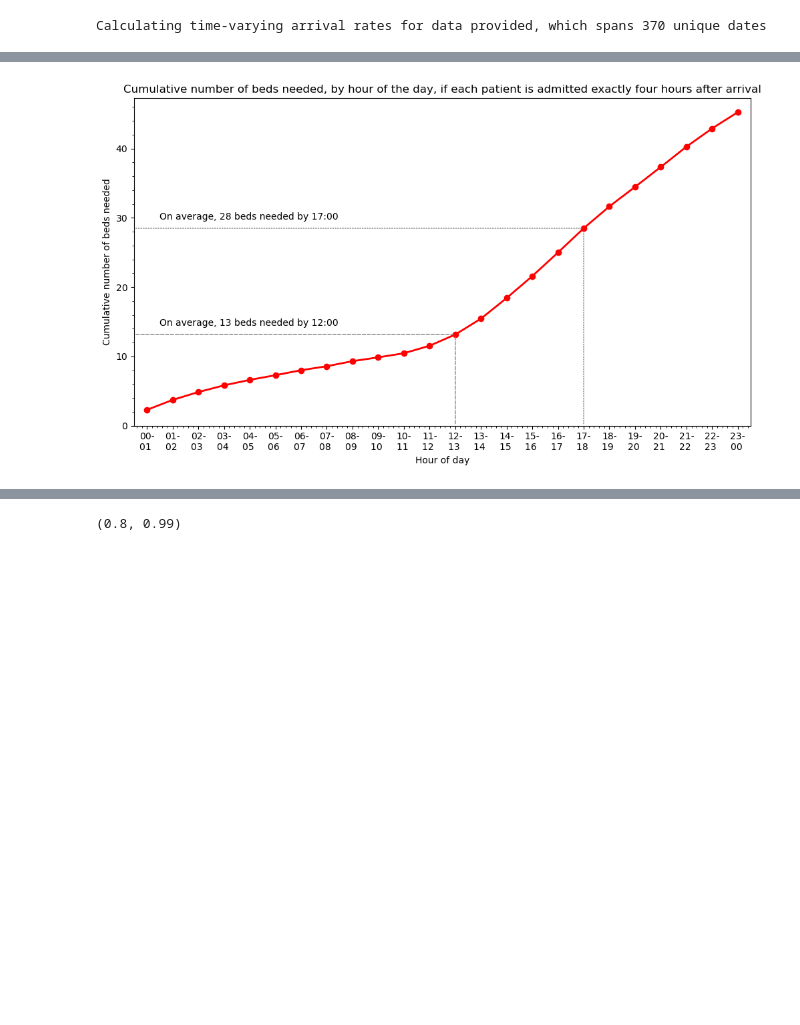
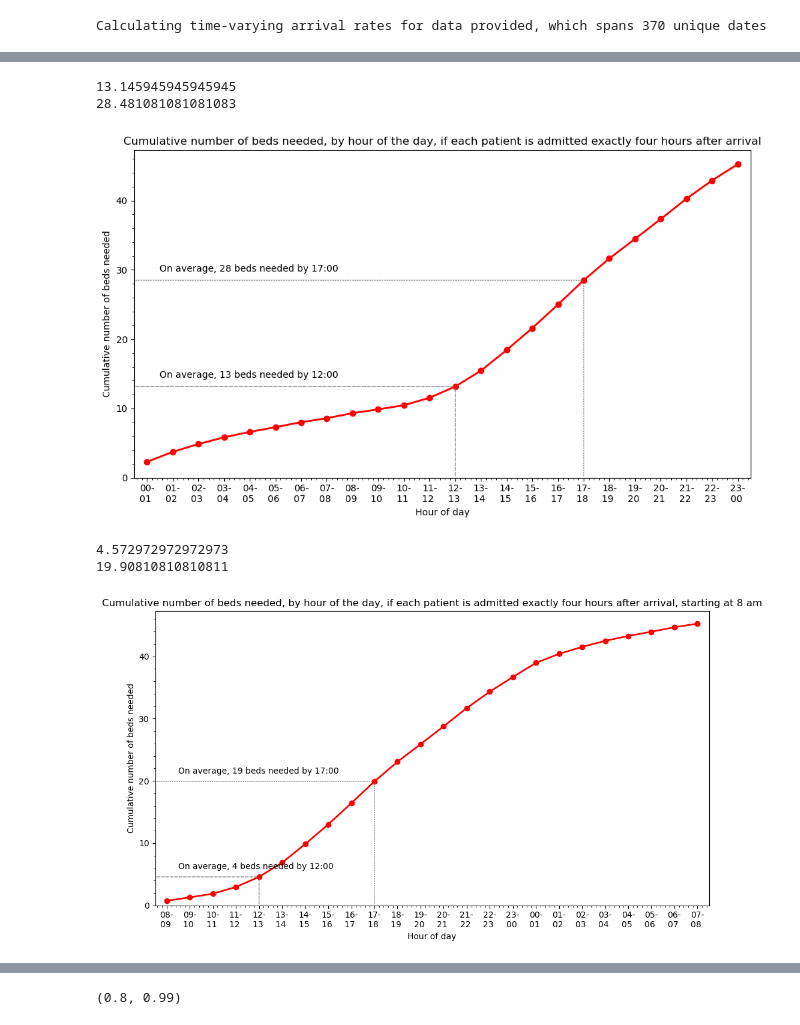
Before and after one commit to zmek/patientflow, a Jupyter notebook: notebooks/experiments/Modelling_to_show_true_demand_by_spec.ipynb, the cells around one changed output, grey strips where cells are left out. Drawn from its saved outputs; the diff is of its cells as text; code cells hidden in the pictures; blank space fills up the shorter version.

```diff
--- a/notebooks/experiments/Modelling_to_show_true_demand_by_spec.ipynb
+++ b/notebooks/experiments/Modelling_to_show_true_demand_by_spec.ipynb
@@ -230,0 +216,3 @@ cumulative_arrivals_lagged[12]
+# %%
+start_plot_index = 8
+np.cumsum(arrival_rates_lagged[start_plot_index:] + arrival_rates_lagged[0:start_plot_index])
@@ -231,44 +225,65 @@ cumulative_arrivals_lagged[12]
 # %%
 # Cumulative arrival rates
 import numpy as np
 
 # Calculate cumulative arrivals
 # total_arrivals = np.sum(arrival_rates)
-cumulative_arrivals_lagged = (np.cumsum(arrival_rates_lagged) )
+
 title = 'Cumulative number of beds needed, by hour of the day, if each patient is admitted exactly four hours after arrival'
-# Plot the cumulative data
-plt.figure(figsize=(10, 6))
-plt.plot(hour_labels, cumulative_arrivals_lagged, marker='o', color='red', linewidth=2)
 
-# plt.xticks(rotation=45)
-plt.xlabel('Hour of day')
-plt.ylabel('Cumulative number of beds needed')
-plt.ylim(0, max(cumulative_arrivals_lagged) + 2)
-plt.xlim(hour_values[0] - x_margin, hour_values[-1] + x_margin)
-plt.minorticks_on()
-plt.gca().yaxis.set_minor_locator(plt.MultipleLocator(2))
+def plot_cumulative_arrival_rates(hour_labels, arrival_rates_lagged, title, start_plot_index = 0):
+
+    cumulative_arrivals_lagged = (np.cumsum(arrival_rates_lagged[start_plot_index:] + arrival_rates_lagged[0:start_plot_index]) )
+
+    # Plot the cumulative data
+    plt.figure(figsize=(10, 6))
+    plt.plot(hour_labels[start_plot_index:] + hour_labels[0:start_plot_index],
+                 cumulative_arrivals_lagged , marker='o', color='red', linewidth=2)
+    # plt.xticks(rotation=45)
+    plt.xlabel('Hour of day')
+    plt.ylabel('Cumulative number of beds needed')
+    plt.ylim(0, max(cumulative_arrivals_lagged) + 2)
+    plt.xlim(hour_values[0] - x_margin, hour_values[-1] + x_margin)
+    plt.minorticks_on()
+    plt.gca().yaxis.set_minor_locator(plt.MultipleLocator(2))
 
 
-for hour_line in [12,17]:
-    plt.annotate('', xy=(hour_values[hour_line], cumulative_arrivals_lagged[hour_line]), xytext=(hour_values[hour_line], 0),
-                arrowprops=dict(arrowstyle='-', linestyle=line_styles[hour_line], color='grey'))
-    plt.annotate('', xy=(hour_values[hour_line], cumulative_arrivals_lagged[hour_line]), xytext=(hour_values[0] - x_margin, cumulative_arrivals_lagged[hour_line]),
-                arrowprops=dict(arrowstyle='-', linestyle=line_styles[hour_line], color='grey'))
+    for hour_line in [12,17]:
+        plt.annotate('', xy=(hour_values[hour_line-start_plot_index], cumulative_arrivals_lagged[hour_line-start_plot_index]), xytext=(hour_values[hour_line-start_plot_index], 0),
+                    arrowprops=dict(arrowstyle='-', linestyle=line_styles[hour_line], color='grey'))
+        plt.annotate('', xy=(hour_values[hour_line-start_plot_index], cumulative_arrivals_lagged[hour_line-start_plot_index]), xytext=(hour_values[0] - x_margin,
+                                                                                                                                       cumulative_arrivals_lagged[hour_line-start_plot_index]),
+                    arrowprops=dict(arrowstyle='-', linestyle=line_styles[hour_line], color='grey'))
 
-for hour_line in [12, 17]:
-    # plt.plot([], [], linestyle=line_styles[hour_line], color='grey', label=f'Number of beds needed by {hour_line}:00')
-    # plt.grid(True)
-    plt.annotate(f'On average, {int(cumulative_arrivals_lagged[hour_line])} beds needed by {hour_line}:00', xy=(hour_values[hour_line], cumulative_arrivals_lagged[hour_line]), xytext=(hour_values[1] - x_margin, cumulative_arrivals_lagged[hour_line] + 1
-                                                                                                                                                                            ),
-                ha='left', va='bottom', fontsize=10)
+    for hour_line in [12, 17]:
+        # plt.plot([], [], linestyle=line_styles[hour_line], color='grey', label=f'Number of beds needed by {hour_line}:00')
+        # plt.grid(True)
+        print(cumulative_arrivals_lagged[hour_line-start_plot_index])
+        plt.annotate(f'On average, {int(cumulative_arrivals_lagged[hour_line-start_plot_index])} beds needed by {hour_line}:00',
+                     xy=(hour_values[hour_line-start_plot_index],
+                      cumulative_arrivals_lagged[hour_line-start_plot_index]),
+                     xytext=(hour_values[1] - x_margin, cumulative_arrivals_lagged[hour_line-start_plot_index] + 1
+                                                ),
+                    ha='left', va='bottom', fontsize=10)
 
-plt.title(title)
-# plt.legend(loc='upper left')
+    plt.title(title)
+    # plt.legend(loc='upper left')
 
-plt.tight_layout()
-plt.savefig(media_file_path / title.replace(" ", "_"), dpi=300)
+    plt.tight_layout()
+    plt.savefig(media_file_path / title.replace(" ", "_"), dpi=300)
 
-plt.show()
+    plt.show()
+
+title = 'Cumulative number of beds needed, by hour of the day, if each patient is admitted exactly four hours after arrival'
+plot_cumulative_arrival_rates(hour_labels, arrival_rates_lagged, title, start_plot_index = 0)
+
+title = 'Cumulative number of beds needed, by hour of the day, if each patient is admitted exactly four hours after arrival, starting at 8 am'
+plot_cumulative_arrival_rates(hour_labels, arrival_rates_lagged, title, start_plot_index = 8)
 # %% [output]
+13.145945945945945
+28.481081081081083
 [figure]
+4.572972972972973
+19.90810810810811
+[figure, added]
 # %%
```
Also changed, not shown: parts of 10 cells of this notebook, 5 other files.
